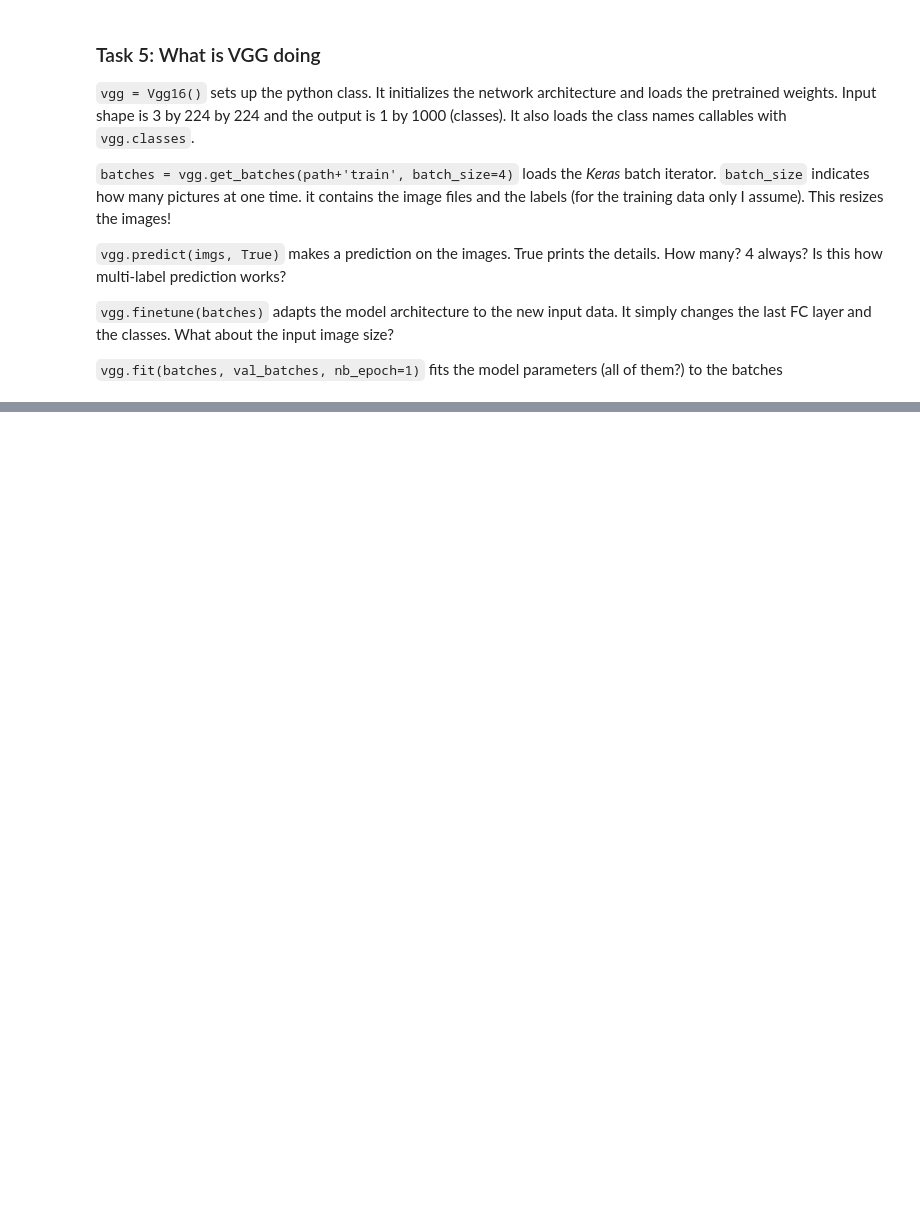
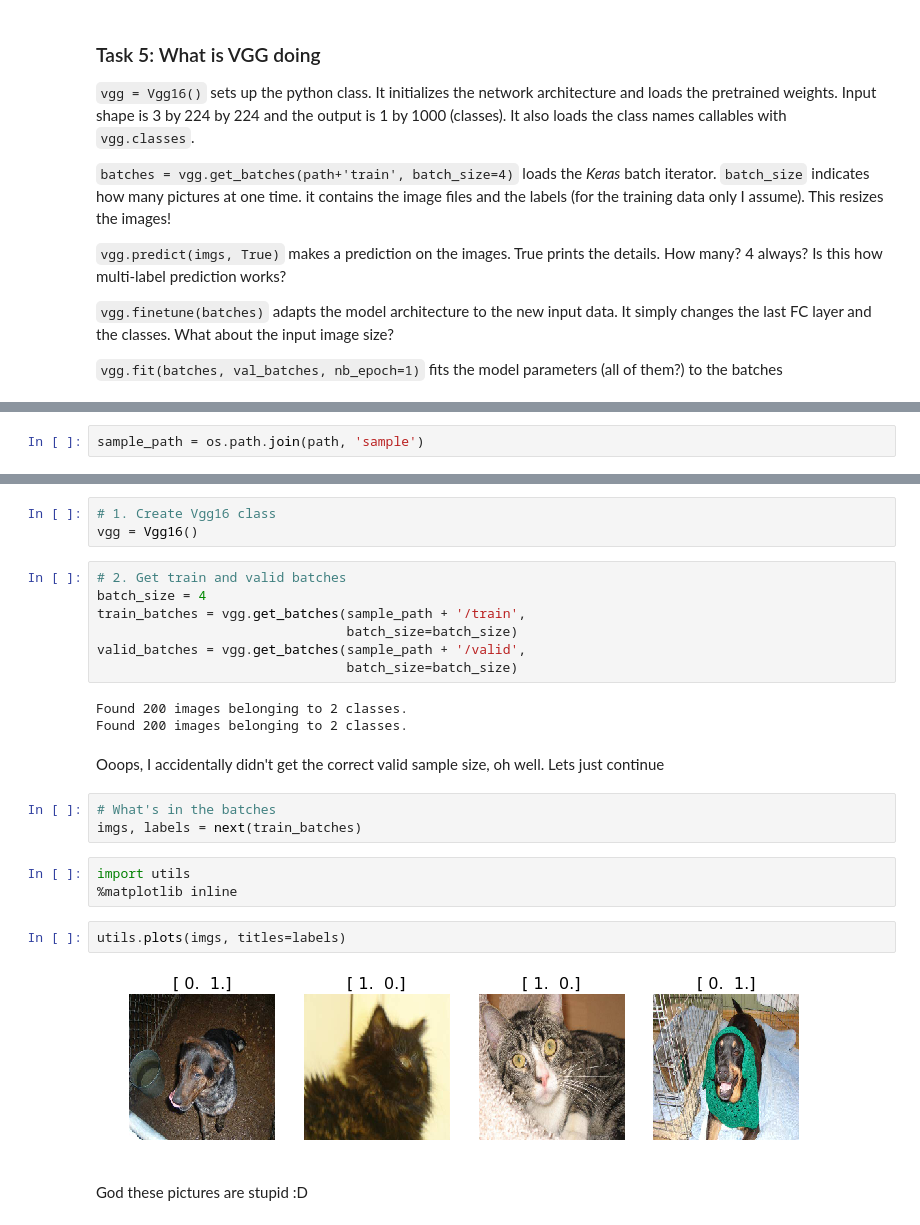
Before and after one commit to raspstephan/courses, a Jupyter notebook: deeplearning1/nbs/my_lesson1.ipynb, the cells around one changed output, grey strips where cells are left out. Drawn from its saved outputs; the diff is of its cells as text; blank space fills up the shorter version.

```diff
--- a/deeplearning1/nbs/my_lesson1.ipynb
+++ b/deeplearning1/nbs/my_lesson1.ipynb
@@ -32,0 +119,2 @@
+# %%
+sample_path = os.path.join(path, 'sample')
@@ -32,0 +127,27 @@
+# %%
+# 1. Create Vgg16 class
+vgg = Vgg16()
+# %%
+# 2. Get train and valid batches
+batch_size = 4
+train_batches = vgg.get_batches(sample_path + '/train',
+                                batch_size=batch_size)
+valid_batches = vgg.get_batches(sample_path + '/valid',
+                                batch_size=batch_size)
+# %% [output]
+Found 200 images belonging to 2 classes.
+Found 200 images belonging to 2 classes.
+# %% [markdown]
+Ooops, I accidentally didn't get the correct valid sample size, oh well. Lets just continue
+# %%
+# What's in the batches
+imgs, labels = next(train_batches)
+# %%
+import utils
+%matplotlib inline
+# %%
+utils.plots(imgs, titles=labels)
+# %% [output]
+[figure, added]
+# %% [markdown]
+God these pictures are stupid :D
```
Also changed, not shown: parts of 20 cells of this notebook, 1 other file.
